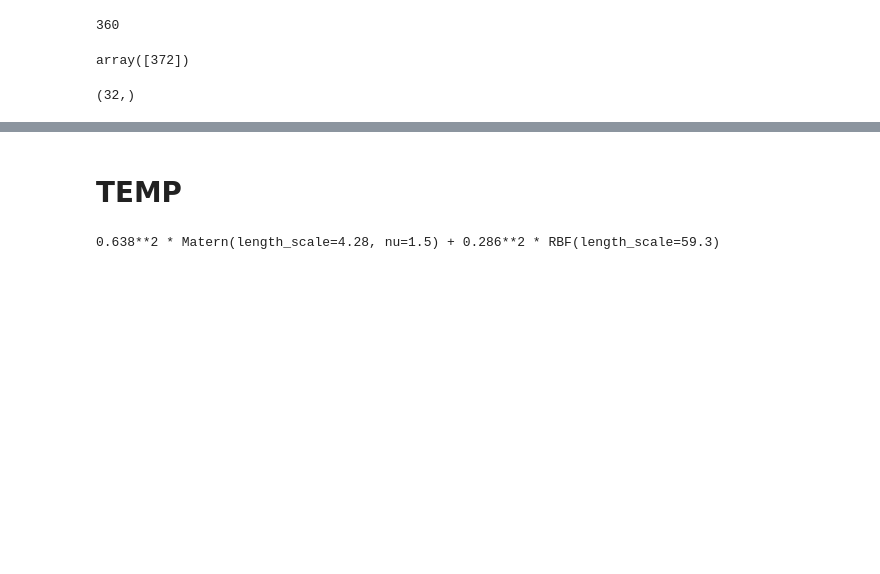
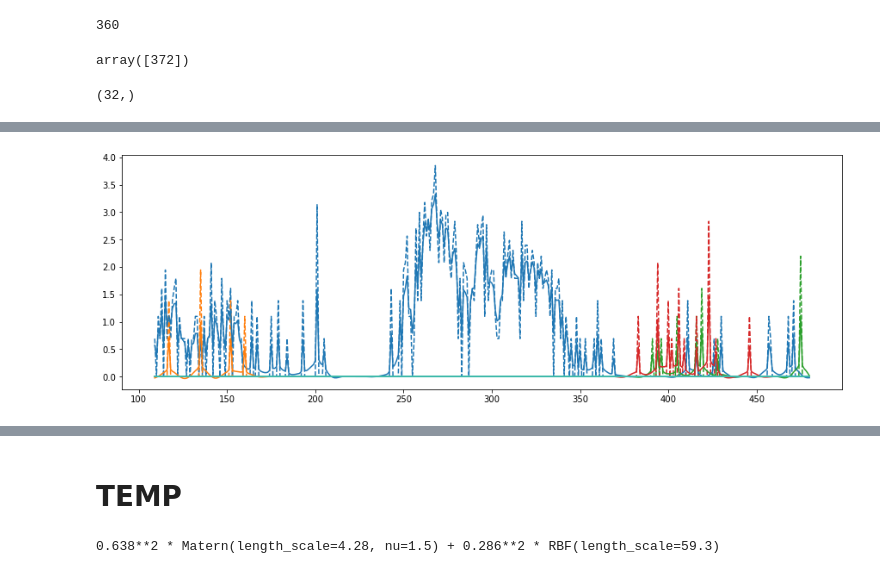
Before and after one commit to Polichinel/Detectron2, a Jupyter notebook: misc/estimating_exposure.ipynb, the cells around one changed output, grey strips where cells are left out. Drawn from its saved outputs; the diff is of its cells as text; code cells hidden in the pictures; blank space fills up the shorter version.

```diff
--- a/misc/estimating_exposure.ipynb
+++ b/misc/estimating_exposure.ipynb
@@ -74,0 +161,7 @@ plt.show()
+# %%
+plt.figure(figsize =  [15,5])
+plt.plot(x_new[:,90:100], y_new[:,90:100], '--', label="log best")
+plt.plot(x_new[:,90:100], mean_prediction[:,90:100], label="Mean prediction")
+plt.show()
+# %% [output]
+[figure, added]
```
Also changed, not shown: parts of 22 cells of this notebook.
